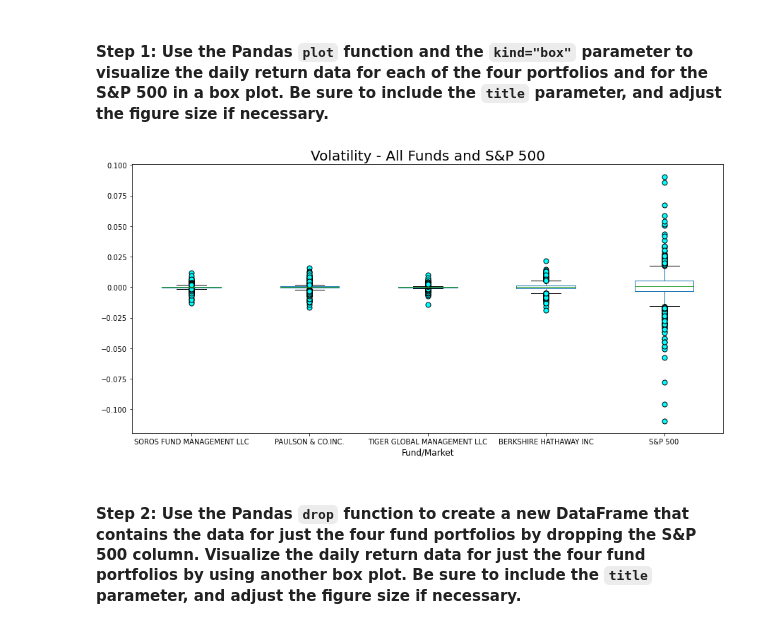
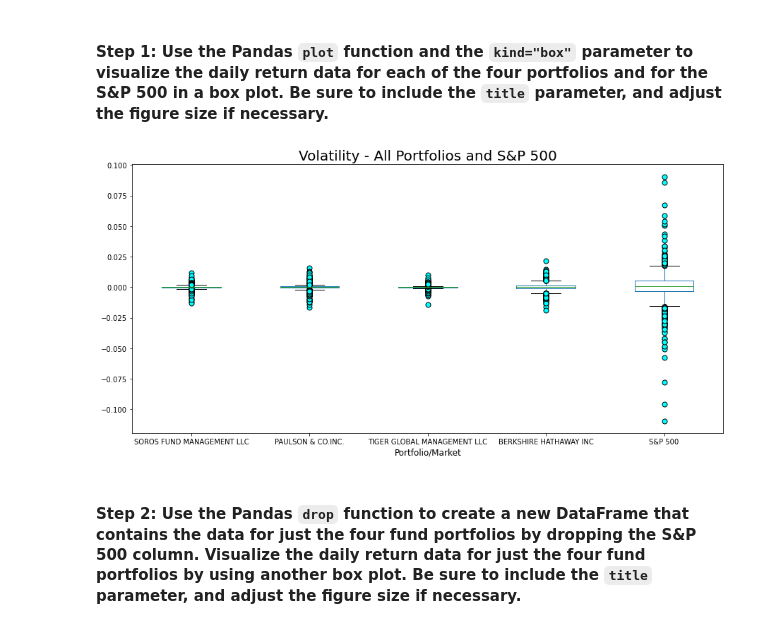
Before and after one commit to ipopester/Portfolio-Analysis, a Jupyter notebook: risk_return_analysis.ipynb, the cells around one changed output. Drawn from its saved outputs; the diff is of its cells as text; code cells hidden in the pictures.

```diff
--- a/risk_return_analysis.ipynb
+++ b/risk_return_analysis.ipynb
@@ -350,22 +349,22 @@ Analyze the volatility of each of the four fund portfolios and of the S&P 500 In
 # %%
 # Use the daily return data to create box plots to visualize the volatility of the 4 funds and the S&P 500
 # Include a title parameter and adjust the figure size
 
 daily_returns_all.plot.box(
     figsize=(15,7),
     legend=True,
     xlabel=None,
     flierprops={'marker': 'o', 'markersize': 7, 'markerfacecolor': 'cyan'}
 )
-plt.title("Volatility - All Funds and S&P 500", fontsize=20)
-plt.xlabel("Fund/Market", fontsize=12)
+plt.title("Volatility - All Portfolios and S&P 500", fontsize=20)
+plt.xlabel("Portfolio/Market", fontsize=12)
 plt.ylabel(None, fontsize=12)
 plt.xticks(fontsize=10)
 plt.yticks(fontsize=10)
 
 plt.show()
 # %% [output]
-[figure, old version]
+[figure, new version]
 # %% [markdown]
 #### Step 2: Use the Pandas `drop` function to create a new DataFrame that contains the data for just the four fund portfolios by dropping the S&P 500 column. Visualize the daily return data for just the four fund portfolios by using another box plot. Be sure to include the `title` parameter, and adjust the figure size if necessary.
 # %%
```
Also changed, not shown: parts of 10 cells of this notebook, 1 other file.
